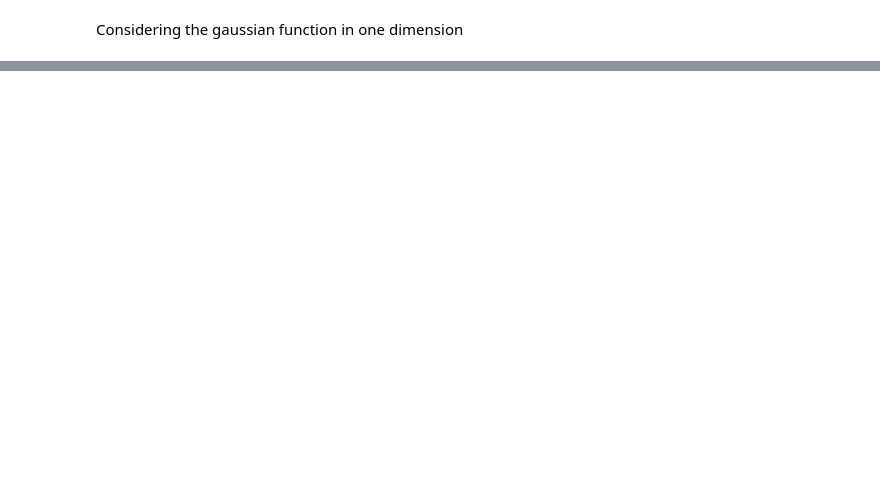
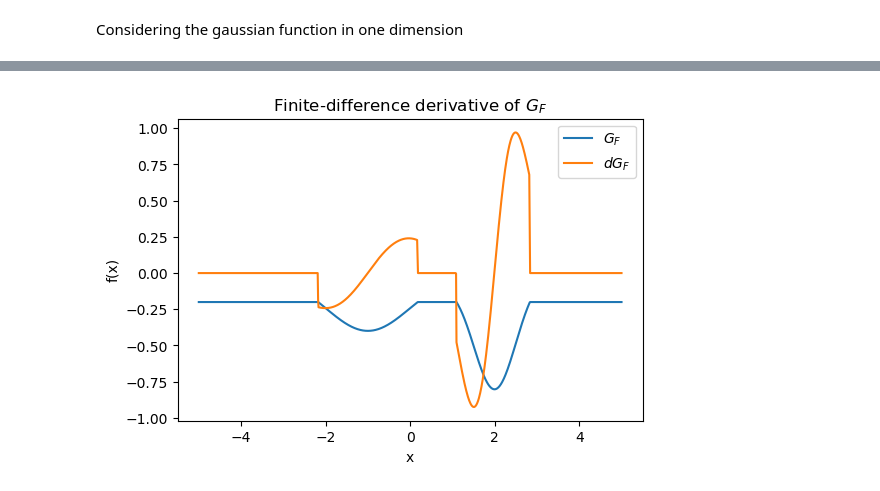
Before and after one commit to GAAWAI/ComPhy1, a Jupyter notebook: Uebung2.ipynb, the cells around one changed output, grey strips where cells are left out. Cells and saved outputs as stored; diff of their text form; code cells hidden in the pictures; blank space fills up the shorter version.

```diff
--- a/Uebung2.ipynb
+++ b/Uebung2.ipynb
@@ -91,0 +50,23 @@ Time elapsed 0.08632349967956543 s
+# %%
+from time import time
+t1 = time()
+
+# Defining GF using True/False mask
+GF = GT*(GT<-0.2) + (-0.2)*np.invert(GT<-0.2)
+
+elapsed1 = time()-t1
+print('Time elapsed',elapsed1,'s')
+
+# Evaluate the FDD (Finite-Difference Derivative) of GF using vectorization
+FDD2 = (GF[1:]-GF[:-1]) / (xr[1:]-xr[:-1])
+FDD2 = np.hstack([FDD2,0])
+
+Graph2 = mpl.figure(dpi=100)
+mpl.plot(xr,GF,label="$G_F$")
+mpl.plot(xr,FDD2,label="$dG_F$")
+mpl.xlabel("x")
+mpl.ylabel("f(x)")
+mpl.legend()
+mpl.title("Finite-difference derivative of $G_F$")
+mpl.show()
+# %% [output]
@@ -91,0 +74 @@ Time elapsed 0.08632349967956543 s
+[figure, added]
```
Also changed, not shown: parts of 8 cells of this notebook, 3 other files.
